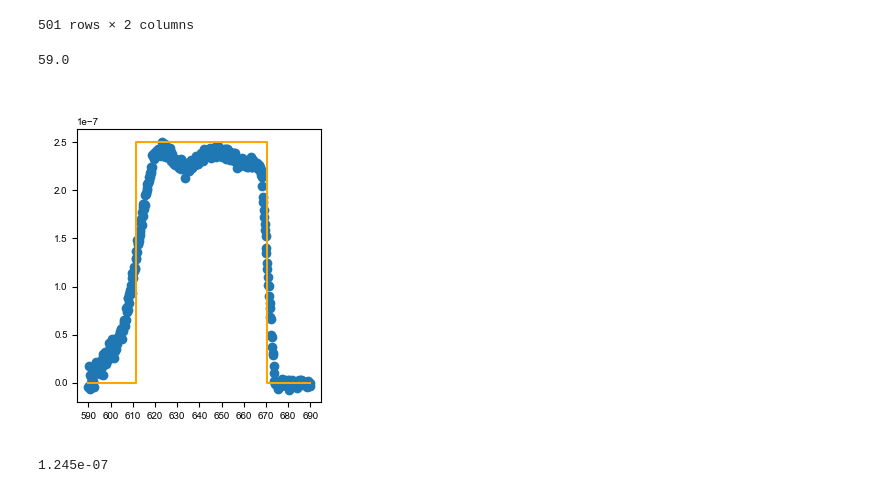
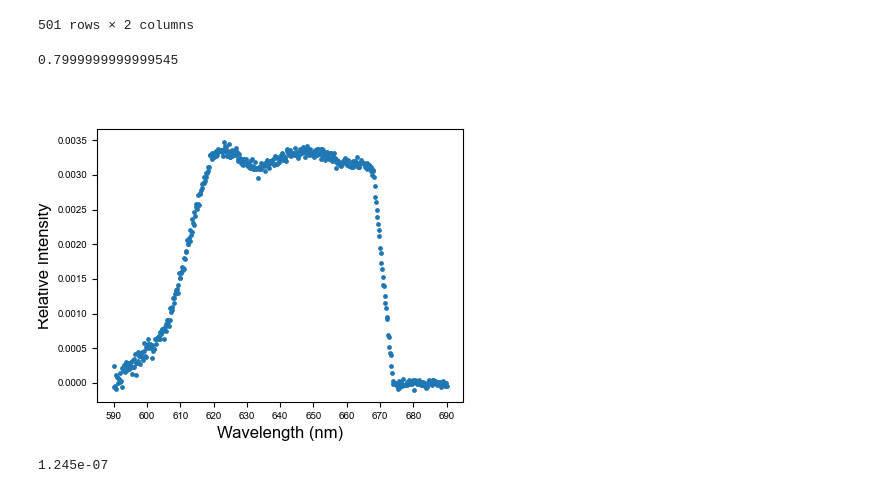
Before and after one commit to NRobertsF91W/PhD-Jupyter-Notebooks, a Jupyter notebook: Single Shot Investigation.ipynb, the cells around one changed output. Drawn from its saved outputs; the diff is of its cells as text; code cells hidden in the pictures.

Commit message:
realistic twists in df, and more propagation vids

```diff
--- a/Single Shot Investigation.ipynb
+++ b/Single Shot Investigation.ipynb
@@ -200,0 +211,29 @@ def I_d_lambda_list(input_core, distance, wvln_list, topo_df, triv_df):
+# %%
+for core in range(12):
+        print('Core {}:'.format(core+1))
+        chosen_initial_excitation = core
+        wvlns = np.unique(data_sim_top_pol_0['% lda0 (um)'].to_numpy())
+        chosen_lambda = wvlns[5]
+        initial_excite = np.zeros(12)
+        initial_excite[chosen_initial_excitation] = 1.0
+
+
+        top_data_0 = data_sim_top_pol_0[data_sim_top_pol_0['% lda0 (um)'] == chosen_lambda]
+        top_data_1 = data_sim_top_pol_1[data_sim_top_pol_1['% lda0 (um)'] == chosen_lambda]
+
+        top_data_wrong = top_data_0.iloc[6,:]
+        top_data_0.iloc[6,:] = top_data_1.iloc[5,:]
+        top_data_1.iloc[5,:] = top_data_wrong
+        # display(top_data)
+        prop_beta_vals = top_data_0['Propagation constant (rad/m)'].to_numpy()
+
+        e_field_values = top_data_0.iloc[:,2:-2].to_numpy()
+        coeff_eig_vecs = e_field_values.T
+
+        coeff_eig_vecs[:,5] += coeff_eig_vecs[0,5]*0.1
+        coeff_eig_vecs[5,:] += coeff_eig_vecs[0,5]*0.1
+        norm_coeff_eig_vecs = np.zeros([len(prop_beta_vals),len(prop_beta_vals)], dtype=complex)
+                # Normalising integrated E-Field from COMSOL
+        for i in range(len(prop_beta_vals)):
+                norm_coeff_eig_vecs[:,i] = coeff_eig_vecs[:,i]/np.sqrt(np.vdot(coeff_eig_vecs[:,i],coeff_eig_vecs[:,i]))
+        psi_test = super_mode(0.5, prop_beta_vals, norm_coeff_eig_vecs, initial_excite)
@@ -284,22 +383,25 @@ display(osa_data)
 | 500 | 690.0000 | -3.469000e-09 |
 501 rows × 2 columns
 # %%
-fig_osa = plt.figure(figsize=(8*cm, 9*cm))
+fig_osa = plt.figure(figsize=(12*cm, 9*cm))
 ax_osa = fig_osa.add_subplot(111)
-intensity_list = osa_data['Intensity'].to_numpy()
+intensity_list = osa_data['Intensity'].to_numpy()/np.sum(osa_data['Intensity'].to_numpy())
 wvln_list_osa = [float(i) for i in osa_data['Wavelength (nm)']]
-ax_osa.scatter(wvln_list_osa, intensity_list)
+ax_osa.scatter(wvln_list_osa, intensity_list,s=6)
 half_max = np.max(osa_data['Intensity'])/2.0
 # ax_osa.axhline(half_max)
+ax_osa.set_ylabel('Relative Intensity', fontsize=12)
+ax_osa.set_xlabel('Wavelength (nm)', fontsize=12)
 diff_list = np.abs(intensity_list - half_max).argsort()
 print(wvln_list_osa[diff_list[0]] - wvln_list_osa[diff_list[1]])
 ax_osa.set_xticks(np.arange(590, 700, 10))
-ax_osa.plot([wvln_list_osa[0], wvln_list_osa[diff_list[1]], wvln_list_osa[diff_list[1]], wvln_list_osa[diff_list[0]], wvln_list_osa[diff_list[0]] , wvln_list_osa[-1]],
-            [0, 0,np.max(intensity_list), np.max(intensity_list), 0, 0], color='orange')
+# ax_osa.plot([wvln_list_osa[0], wvln_list_osa[diff_list[1]], wvln_list_osa[diff_list[1]], wvln_list_osa[diff_list[0]], wvln_list_osa[diff_list[0]] , wvln_list_osa[-1]],
+            # [0, 0,np.max(intensity_list), np.max(intensity_list), 0, 0], color='orange')
+fig_osa.savefig('../osa_trace_flat_spectra.svg', dpi=300)
 plt.show()
 # %% [output]
-59.0
+0.7999999999999545
-[figure, old version]
+[figure, new version]
 # %%
 print(intensity_list[diff_list[0]])
 # %% [output]
```
Also changed, not shown: parts of 11 cells of this notebook, 2 other files.
